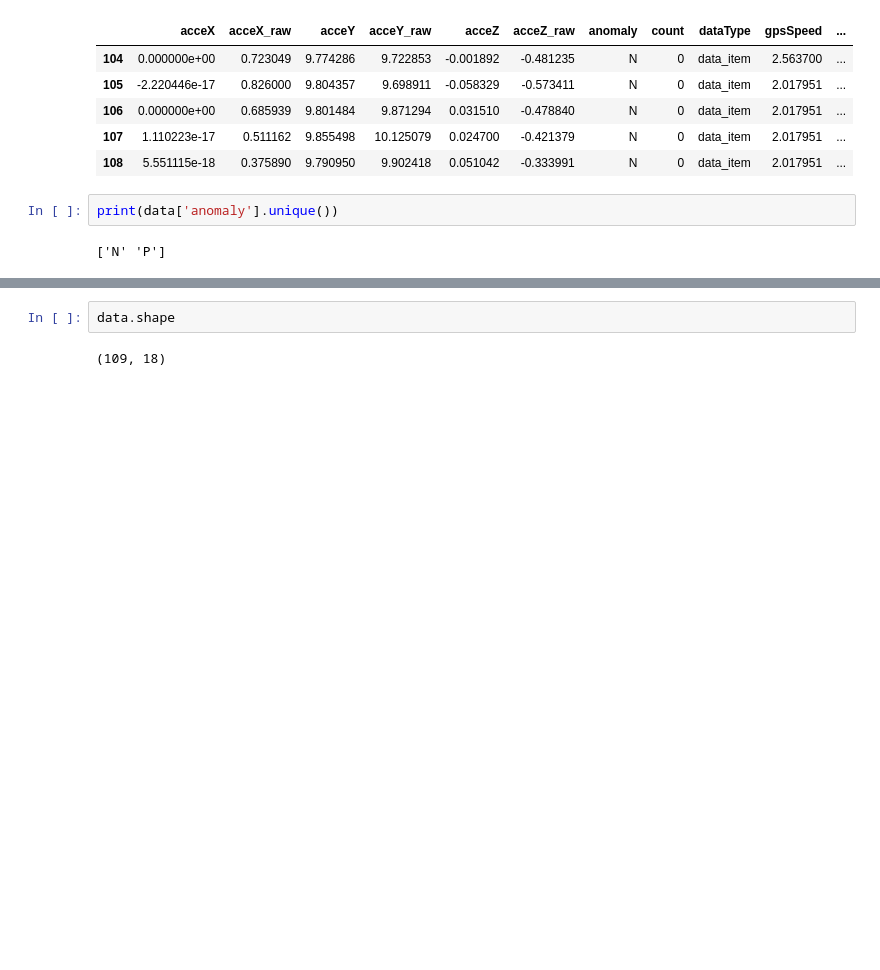
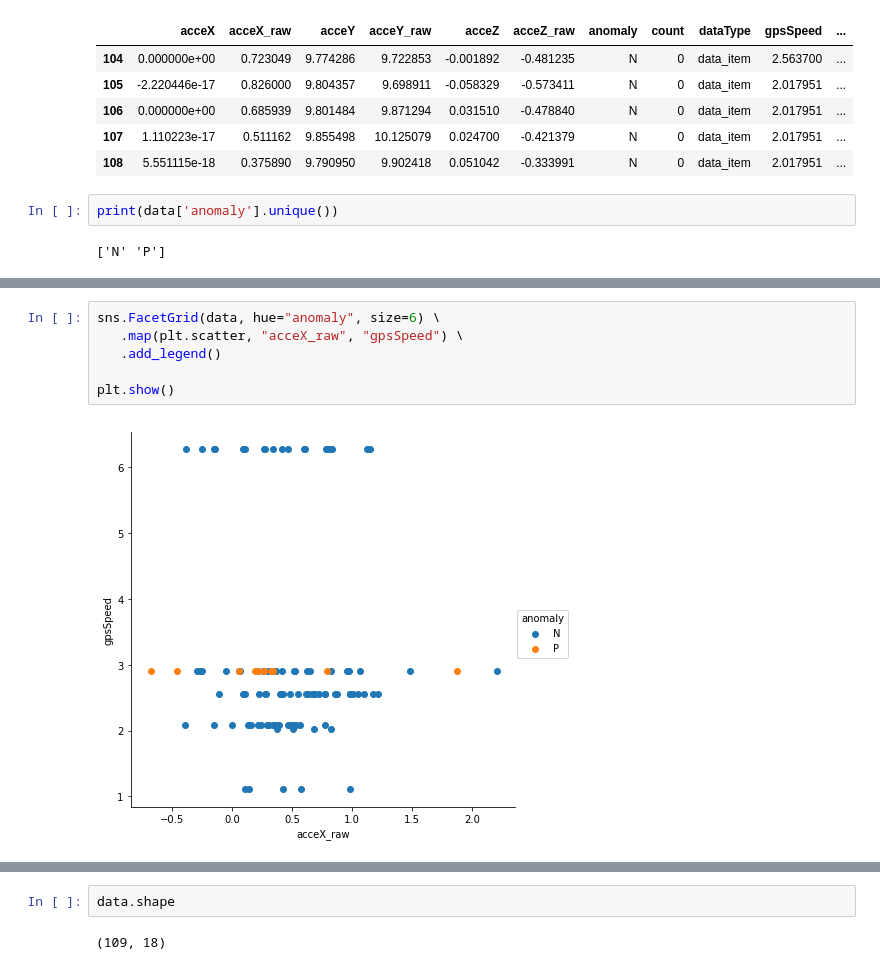
Before and after one commit to codemogroup/ML_Project, a Jupyter notebook: AnomalyDetector.ipynb, the cells around one changed output, grey strips where cells are left out. Drawn from its saved outputs; the diff is of its cells as text; blank space fills up the shorter version.

```diff
--- a/AnomalyDetector.ipynb
+++ b/AnomalyDetector.ipynb
@@ -54,0 +66,8 @@ plt.show()
+# %%
+sns.FacetGrid(data, hue="anomaly", size=6) \
+   .map(plt.scatter, "acceX_raw", "gpsSpeed") \
+   .add_legend()
+
+plt.show()
+# %% [output]
+[figure, added]
```
Also changed, not shown: parts of 42 cells of this notebook.
